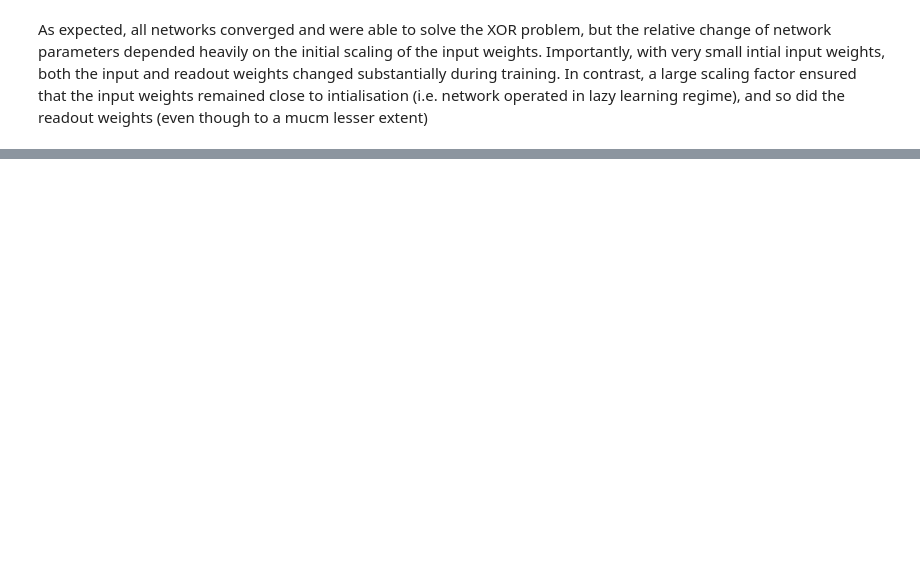
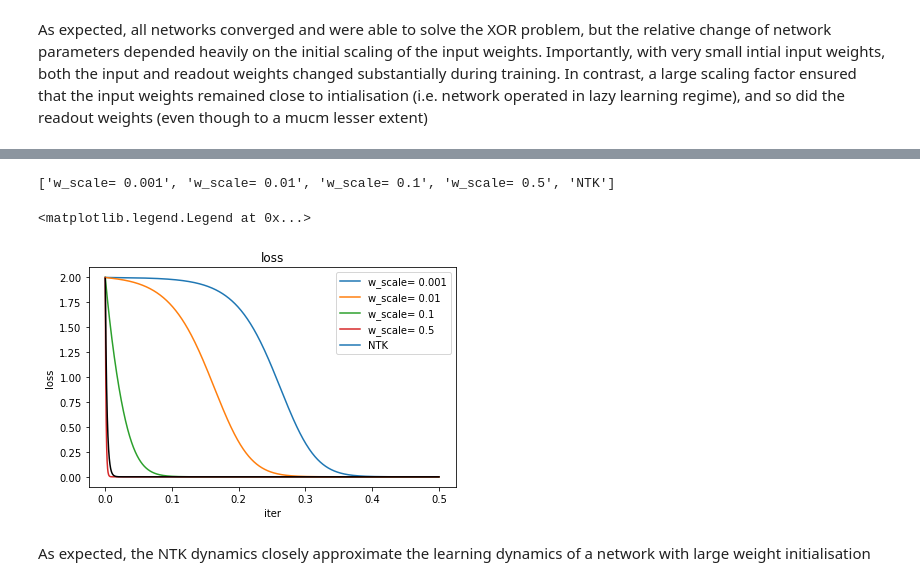
Before and after one commit to TimoFlesch/NeuralTangentKernel, a Jupyter notebook: notes.ipynb, the cells around one changed output, grey strips where cells are left out. Saved outputs shown, nothing was run; the diff lists cells and outputs as text; code cells hidden in the pictures; blank space fills up the shorter version.

```diff
--- a/notes.ipynb
+++ b/notes.ipynb
@@ -474,0 +540,42 @@ we begin with collecting the partial derivatives and setting up the gradient of
+# %%
+# compute difference between labels and network output at initialisation
+y_ = w_yh.dot(relu(w_hx.dot(x)))
+u0 = y - y_
+
+# evaluate the loss for each time point
+ts = np.linspace(0,0.5,num=500)
+yh = np.empty((500,4))
+l = np.empty((500))
+for ii in range(ts.shape[0]):
+    t = ts[ii]
+    # matrix exponential used to compute solution to differential equation x(t) = x_0 * exp(t*A)
+    u = np.dot(u0,expm(-H*t))
+    yh[ii,:] = y-u
+
+    l[ii] = loss(y,yh[ii,:])
+# %%
+# let's compare the loss derived from the NTK with the losses of the networks trained with SGD
+w1_init = [0.001,0.01,0.1,0.5]
+labels = ['w_scale= ' + str(ii) for ii in w1_init]
+labels.append('NTK')
+print(labels)
+n_iter = 5000
+lrate = 1e-3
+tsgd = np.arange(0,n_iter)*lrate/10
+plt.figure()
+for ii in range(all_losses.shape[0]):
+    line, = plt.plot(tsgd,np.mean(all_losses[ii,:,:],0))
+    lines.append(line)
+    plt.title('loss')
+    plt.xlabel('iter')
+    plt.ylabel('loss')
+    plt.tight_layout()
+line, = plt.plot(ts,l,color='k')
+lines.append(line)
+plt.legend(lines,labels)
+# %% [output]
+['w_scale= 0.001', 'w_scale= 0.01', 'w_scale= 0.1', 'w_scale= 0.5', 'NTK']
+<matplotlib.legend.Legend at 0x...>
+[figure, added]
+# %% [markdown]
+As expected, the NTK dynamics closely approximate the learning dynamics of a network with large weight initialisation
```
Also changed, not shown: parts of 10 cells of this notebook.
